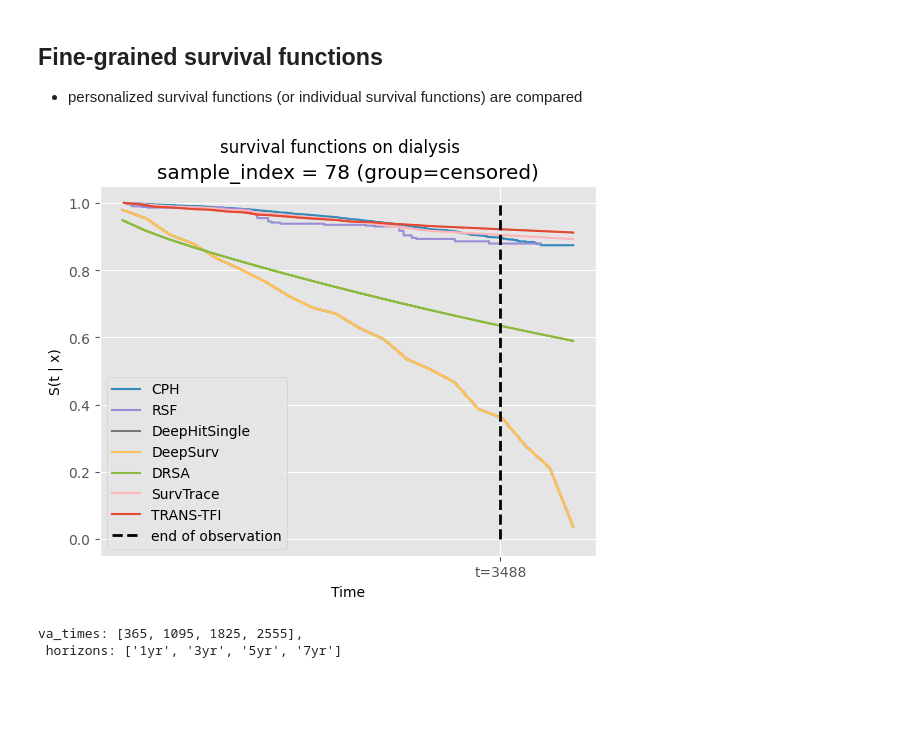
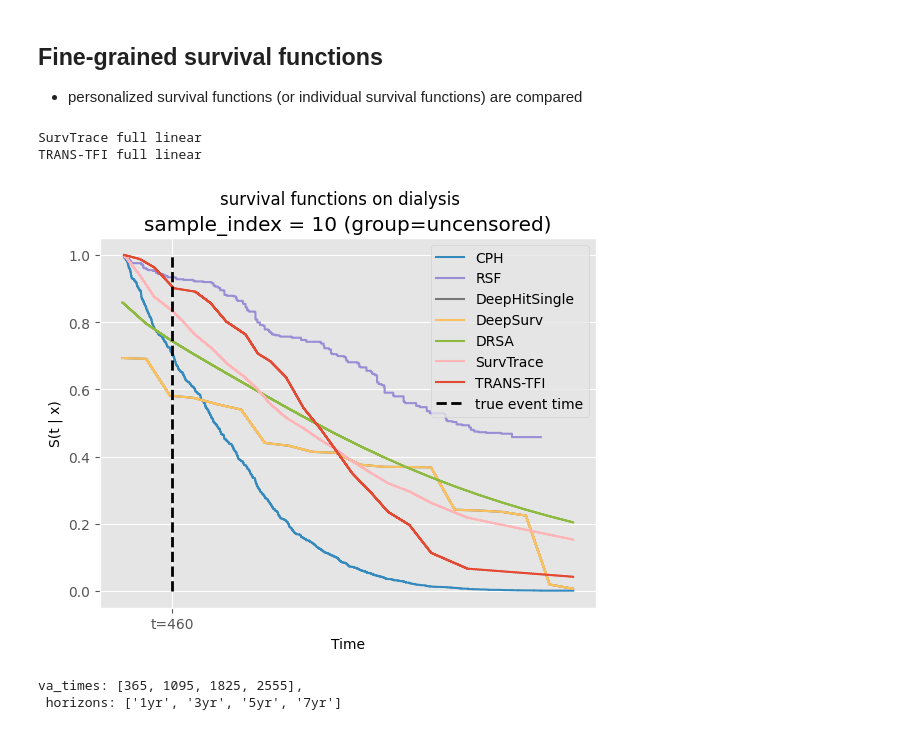
Before and after one commit to youhs4554/TRANS-TFI, a Jupyter notebook: experiments/result_analysis.ipynb, the cells around one changed output. Drawn from its saved outputs; the diff is of its cells as text; code cells hidden in the pictures; blank space fills up the shorter version.

Commit message:
Experiment v1.2.5:add option searching loop for transformers

```diff
--- a/experiments/result_analysis.ipynb
+++ b/experiments/result_analysis.ipynb
@@ -48,13 +48,22 @@ def setup_config_for_baselines(model_name, time_range='full'):
     cfg.setup()
     return cfg
 
-def setup_config_for_transformers(model_name, dataset):
+def setup_config_for_transformers(model_name, dataset, injection_type, interval, time_range):
     # define the setup parameters
     STConfig.data = dataset
     if model_name == 'SurvTrace':
         STConfig.custom_training = False
+        STConfig.injection_type = None
+        STConfig.interval = interval
     if model_name == "TRANS-TFI":
         STConfig.custom_training = True
+        STConfig.injection_type = injection_type
+        STConfig.interval = interval
+
+    if time_range == 'full':
+        STConfig.horizons = [round(i, 2) / 100 for i in np.arange(5, 96, STConfig['interval'])]
+    elif time_range == 'truncated':
+        STConfig.horizons = [.25, .5, .75]
 
     seed = STConfig.seed # 1234
     set_random_seed(seed)
@@ -116,8 +125,10 @@ def infer_surv_of_baselines(model_name, dataset, time_range, group='uncensored',
 - `SurvTrace` : https://arxiv.org/pdf/2110.00855.pdf
 - `TRANS-TFI`: Transformers for Time Feature Injection in Survival Analysis (newly proposed)
 # %%
-def infer_surv_of_transformers(model_name, dataset, group='uncensored', experiment_root='../scripts'):
-    setup_config_for_transformers(model_name, dataset)
+def infer_surv_of_transformers(model_name, dataset, group='uncensored',
+                               injection_type=None, interval=None, time_range=None,
+                               experiment_root='../scripts'):
+    setup_config_for_transformers(model_name, dataset, injection_type, interval, time_range)
 
     # load data
     df, df_train, df_y_train, df_test, df_y_test, df_val, df_y_val = load_data_trs(STConfig)
@@ -126,7 +137,7 @@ def infer_surv_of_transformers(model_name, dataset, group='uncensored', experime
     model = SurvTraceSingle(STConfig)
 
     # initialize a trainer
-    trainer = Trainer(model, dataset)
+    trainer = Trainer(model, dataset, injection_type, interval, time_range)
     trainer.ckpt = Path(experiment_root, trainer.ckpt)
     trainer.load_model_weights()
     model = trainer.model
@@ -281,10 +292,15 @@ BASELINES = ['DeepHitSingle', 'CoxPH', 'DRSA']
 TRANSFORMERS = ['SurvTrace', 'TRANS-TFI']
 COX_SPIRIT_MODELS = ['CPH', 'RSF']
 
+# Transformer-based model's settings
+injection_type = 'linear'
+interval = 5
+time_range_transformer = 'full'
+
 dataset = 'dialysis' # (metabric | gbsg | dialysis)
 model_list = COX_SPIRIT_MODELS + BASELINES + TRANSFORMERS
-time_range = 'full' # used for baseline models
-group = 'censored' # uncensored = event happend, censored = event not happened
+time_range_baseline = 'full' # used for baseline models
+group = 'uncensored' # uncensored = event happend, censored = event not happened
 experiment_root='../scripts'
 # %% [markdown]
 ## Fine-grained survival functions
@@ -297,7 +313,7 @@ sample_index = random.randint(0, 100)
 # sample_index = 86
 # sample_index = 87
 # sample_index = 89
-# sample_index = 10
+sample_index = 10
 # sample_index = 44
 
 # dataset = metabric, group = censored (event not happened)
@@ -326,36 +342,42 @@ surv_results = {}
 surv_full_results = {}
 cox_risk_scores = {}
 et_train_test = {}
 
 for i, model_name in enumerate(model_list):
     if model_name == 'CoxPH':
         model_name = 'DeepSurv'
     if model_name in BASELINES:
-        surv_full, surv, durations_test, et_train, et_test = infer_surv_of_baselines(model_name, dataset, time_range, group=group, experiment_root=experiment_root)
+        surv_full, surv, durations_test, et_train, et_test = infer_surv_of_baselines(model_name, dataset, time_range_baseline, group=group, experiment_root=experiment_root)
     if model_name in TRANSFORMERS:
-        surv_full, surv, durations_test, et_train, et_test = infer_surv_of_transformers(model_name, dataset, group=group, experiment_root=experiment_root)
+        print(model_name, time_range_baseline, injection_type)
+        surv_full, surv, durations_test, et_train, et_test = infer_surv_of_transformers(model_name, dataset, group=group,
+                                                                                        injection_type=injection_type if model_name == 'TRANS-TFI' else None,
+                                                                                        interval=25 if time_range_transformer == 'truncated' else interval,
+                                                                                        time_range=time_range_transformer, experiment_root=experiment_root)
     if model_name in COX_SPIRIT_MODELS:
         surv_full, surv, risk_scores, durations_test, et_train, et_test = infer_surv_of_cox_spirit_models(model_name, dataset, group, experiment_root=experiment_root)
         cox_risk_scores[model_name] = risk_scores
 
     plt.step(surv.index, surv.iloc[:, sample_index], where="post", color=f"C{i+1}", label=model_name)
 
     surv_results[model_name] = surv
     surv_full_results[model_name] = surv_full
     et_train_test[model_name] = (et_train, et_test)
 
 plt.vlines(durations_test[sample_index], 0, 1, color='k', linestyles='--', linewidth=2, label='true event time' if group == 'uncensored' else 'end of observation')
 plt.xticks([durations_test[sample_index]], labels=[f't={durations_test[sample_index]}'])
 plt.suptitle(f"survival functions on {dataset}")
 plt.title(f"sample_index = {sample_index} (group={group})")
 plt.ylabel('S(t | x)')
 plt.xlabel('Time')
 # plt.ylim(0.8, 1.0)
 # plt.xlim(0, 40)
 plt.legend()
 plt.grid(True)
 # %% [output]
+SurvTrace full linear
+TRANS-TFI full linear
-[figure, old version]
+[figure, new version]
 # %%
 if dataset == 'dialysis':
     va_times = [365 * 1, 365 * 3, 365 * 5, 365 * 7] # evaluate at 1yr, 3yr, 5yr, 7yr
```
Also changed, not shown: parts of 2 cells of this notebook, 4 other files.
